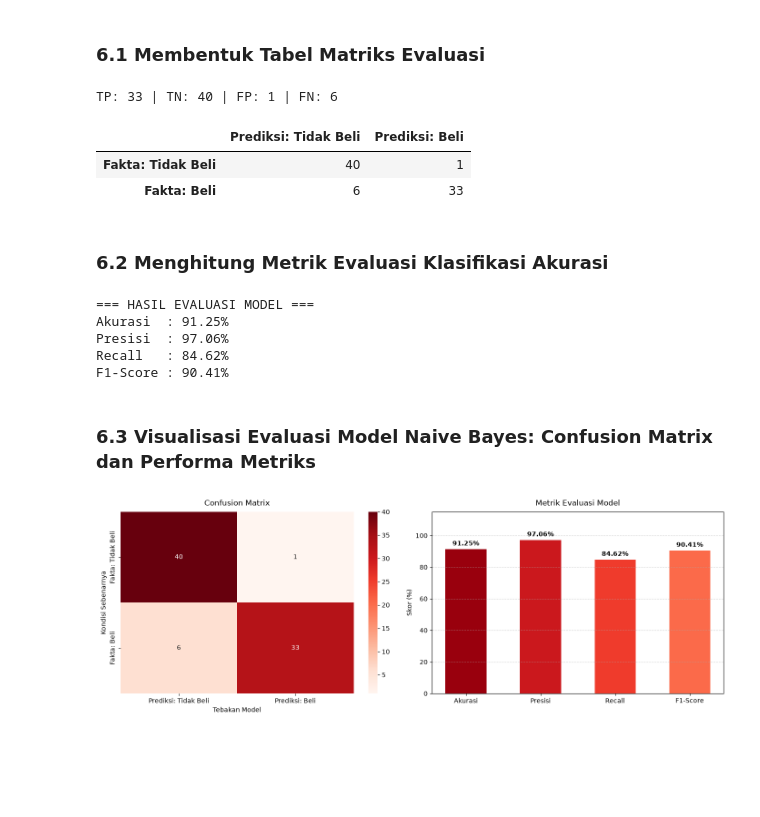
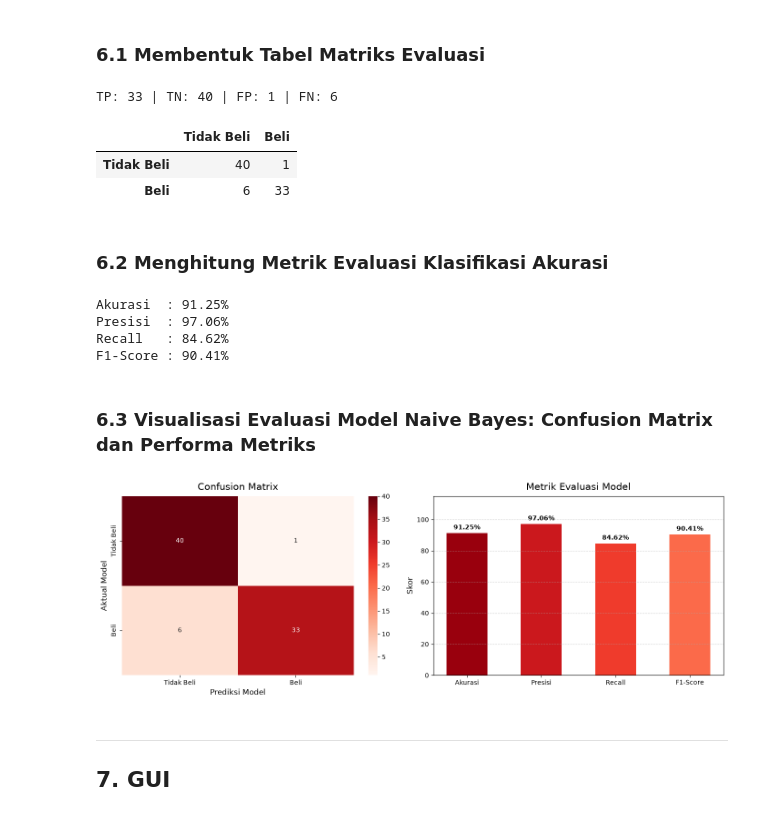
Before and after one commit to raplhy/Bootcamp-UBIG, a Jupyter notebook: Tugas8/SMKS_PGRI_3-Malang_NaiveBayes_Gaussian.ipynb, the cells around one changed output. Drawn from its saved outputs; the diff is of its cells as text; code cells hidden in the pictures; blank space fills up the shorter version.

```diff
--- a/Tugas8/SMKS_PGRI_3-Malang_NaiveBayes_Gaussian.ipynb
+++ b/Tugas8/SMKS_PGRI_3-Malang_NaiveBayes_Gaussian.ipynb
@@ -474,39 +468,29 @@ TN = int(((y_pred == 0) & (y_true == 0)).sum())
 FP = int(((y_pred == 1) & (y_true == 0)).sum())
 FN = int(((y_pred == 0) & (y_true == 1)).sum())
 
-tabel = pd.DataFrame(
-    data=[[TN, FP], [FN, TP]],
-    index=['Fakta: Tidak Beli', 'Fakta: Beli'],
-    columns=['Prediksi: Tidak Beli', 'Prediksi: Beli']
-)
+tabel = pd.DataFrame(data=[[TN, FP], [FN, TP]], index=['Tidak Beli', 'Beli'], columns=['Tidak Beli', 'Beli'])
 
 print(f"TP: {TP} | TN: {TN} | FP: {FP} | FN: {FN}")
 display(tabel)
 # %% [output]
 TP: 33 | TN: 40 | FP: 1 | FN: 6
-|  | Prediksi: Tidak Beli | Prediksi: Beli |
-| Fakta: Tidak Beli | 40 | 1 |
-| Fakta: Beli | 6 | 33 |
+|  | Tidak Beli | Beli |
+| Tidak Beli | 40 | 1 |
+| Beli | 6 | 33 |
 # %% [markdown]
 ### 6.2 Menghitung Metrik Evaluasi Klasifikasi Akurasi
 # %%
 total = TP + TN + FP + FN
-
 akurasi = (TP + TN) / total if total > 0 else 0.0
-
 presisi = TP / (TP + FP) if (TP + FP) > 0 else 0.0
-
 recall = TP / (TP + FN) if (TP + FN) > 0 else 0.0
-
 f1_score = 2 * (presisi * recall) / (presisi + recall) if (presisi + recall) > 0 else 0.0
 
-print("=== HASIL EVALUASI MODEL ===")
 print(f"Akurasi  : {akurasi:.2%}")
 print(f"Presisi  : {presisi:.2%}")
 print(f"Recall   : {recall:.2%}")
 print(f"F1-Score : {f1_score:.2%}")
 # %% [output]
-=== HASIL EVALUASI MODEL ===
 Akurasi  : 91.25%
 Presisi  : 97.06%
 Recall   : 84.62%
@@ -516,28 +500,32 @@ F1-Score : 90.41%
 # %%
 fig, axes = plt.subplots(1, 2, figsize=(14, 5))
 
 sns.heatmap(tabel, annot=True, fmt='d', cmap='Reds', cbar=True, ax=axes[0])
-axes[0].set_title('Confusion Matrix', fontsize=12, pad=10)
-axes[0].set_xlabel('Tebakan Model', fontsize=10)
-axes[0].set_ylabel('Kondisi Sebenarnya', fontsize=10)
+axes[0].set_title('Confusion Matrix', fontsize=15, pad=10)
+axes[0].set_xlabel('Prediksi Model', fontsize=12)
+axes[0].set_ylabel('Aktual Model', fontsize=12)
 
 nama_metrik = ['Akurasi', 'Presisi', 'Recall', 'F1-Score']
 nilai_metrik = [akurasi * 100, presisi * 100, recall * 100, f1_score * 100]
 warna = ['#99000d', '#cb181d', '#ef3b2c', '#fb6a4a']
 
 batang = axes[1].bar(nama_metrik, nilai_metrik, color=warna, width=0.55)
 
 for b in batang:
     tinggi = b.get_height()
     axes[1].text(b.get_x() + b.get_width()/2, tinggi + 1.5, f'{tinggi:.2f}%',
                  ha='center', va='bottom', fontsize=10, fontweight='bold')
 
 axes[1].set_ylim(0, 115)
-axes[1].set_title('Metrik Evaluasi Model', fontsize=12, pad=10)
-axes[1].set_ylabel('Skor (%)', fontsize=10)
+axes[1].set_title('Metrik Evaluasi Model', fontsize=15, pad=10)
+axes[1].set_ylabel('Skor', fontsize=12)
 axes[1].grid(axis='y', linestyle='--', alpha=0.5)
 
 plt.tight_layout()
 plt.show()
 # %% [output]
-[figure, old version]
+[figure, new version]
+# %% [markdown]
+---
+
+## 7. GUI
```
Also changed, not shown: parts of 10 cells of this notebook, 1 other file.
